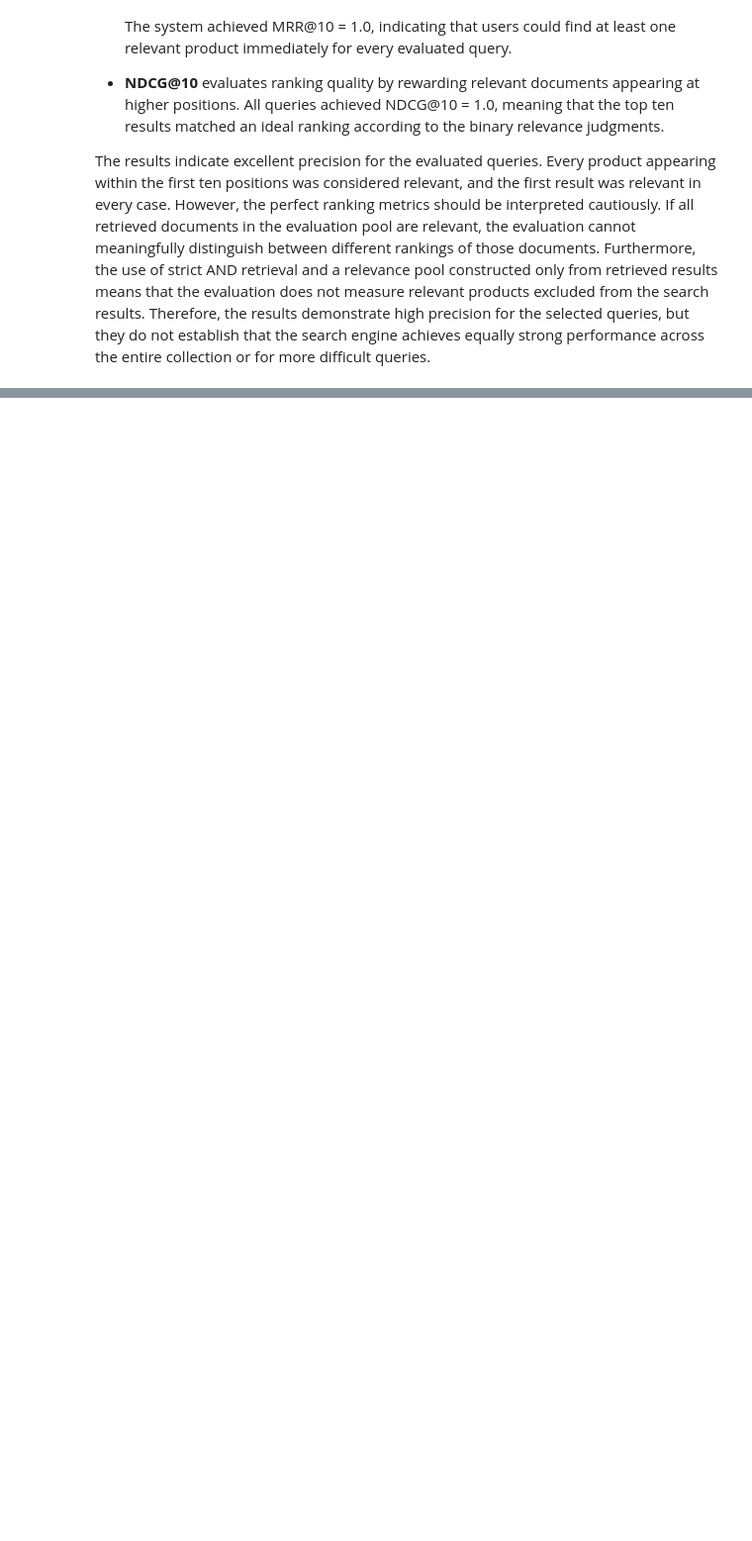
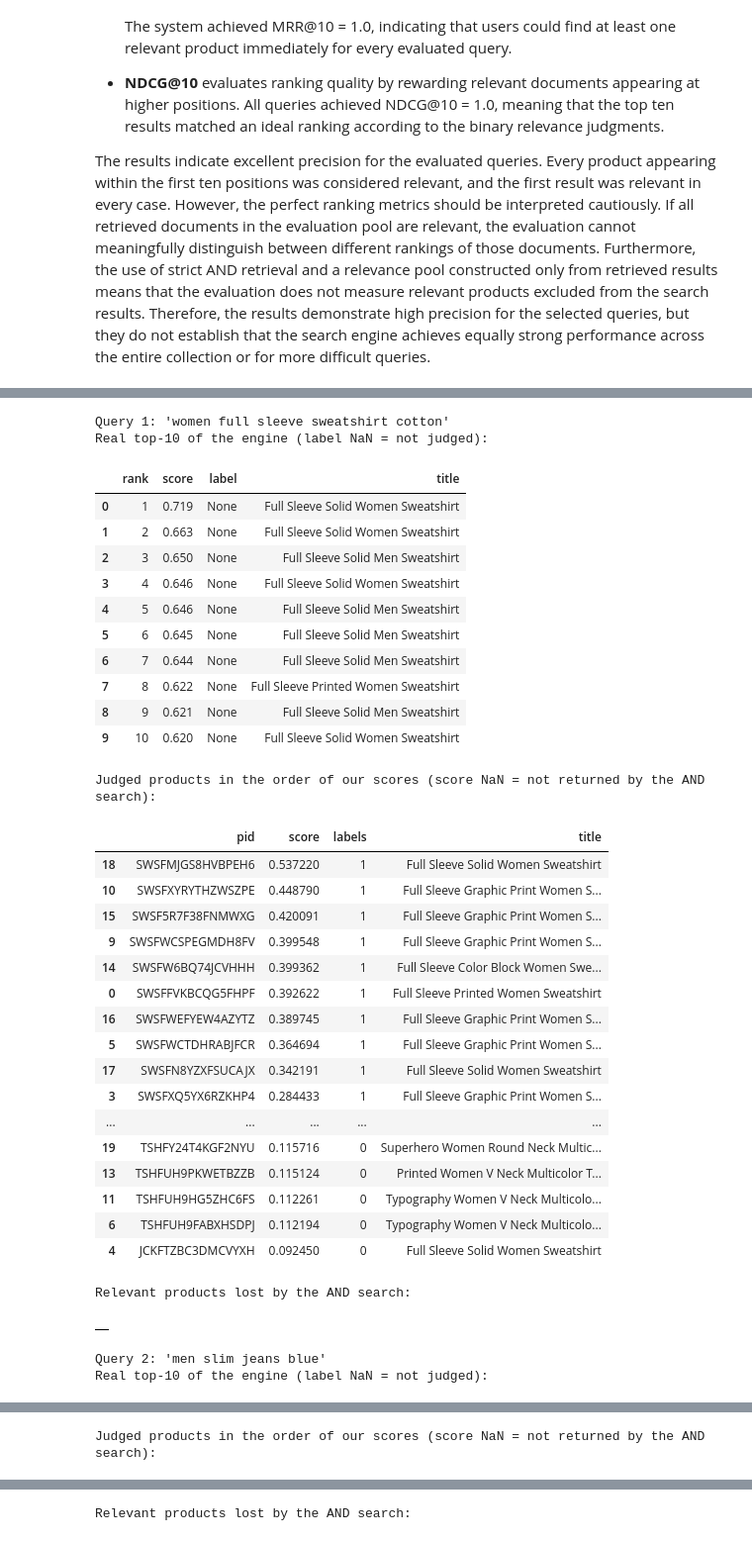
Before and after one commit to Mousemices/R-part1, a Jupyter notebook: project_progress/part_2/02_indexing_evaluation.ipynb, the cells around one changed output, grey strips where cells are left out. Shown at 99% size. Saved outputs shown, nothing was run; the diff lists cells and outputs as text; code cells hidden in the pictures; blank space fills up the shorter version.

```diff
--- a/project_progress/part_2/02_indexing_evaluation.ipynb
+++ b/project_progress/part_2/02_indexing_evaluation.ipynb
@@ -838,0 +843,78 @@ The results indicate excellent precision for the evaluated queries. Every produc
+# %%
+# Top-K of a validation query with the official label of each product (NaN = product not judged)
+def labelled_top_k(query_id, query, k=10):
+    query_labels = validation[validation["query_id"] == query_id]
+    label_lookup = dict(zip(query_labels["pid"], query_labels["labels"]))
+
+    rows = []
+    for rank, (pid, score) in enumerate(search_tfidf(query, index, idf)[:k], start=1):
+        rows.append({"rank": rank, "score": round(score, 3), "label": label_lookup.get(pid), "title": titles[pid]})
+    return pd.DataFrame(rows)
+
+
+# Judged products of a validation query, sorted by our score (the ranking the metrics actually see)
+def judged_ranking(query_id, query):
+    query_labels = validation[validation["query_id"] == query_id].copy()
+    score_lookup = dict(search_tfidf(query, index, idf))
+    query_labels["score"] = query_labels["pid"].map(score_lookup)
+    return query_labels.sort_values("score", ascending=False)[["pid", "score", "labels", "title"]]
+
+
+# Relevant judged products that the AND search does NOT return, and the query terms each one is missing
+def missed_relevant(query_id, query):
+    query_terms = set(preprocess_text(query))
+    retrieved = search_and(query, index)
+    relevant = validation[(validation["query_id"] == query_id) & (validation["labels"] == 1)]
+
+    rows = []
+    for pid in relevant["pid"]:
+        if pid not in retrieved and pid in products_by_pid:
+            product_terms = set(get_terms(products_by_pid[pid]))
+            rows.append({"pid": pid, "title": titles[pid], "missing_terms": sorted(query_terms - product_terms)})
+    return pd.DataFrame(rows)
+
+
+for query_id, query in validation_queries.items():
+    print(f"\nQuery {query_id}: {query!r}")
+    print("Real top-10 of the engine (label NaN = not judged):")
+    display(labelled_top_k(query_id, query))
+    print("Judged products in the order of our scores (score NaN = not returned by the AND search):")
+    display(judged_ranking(query_id, query))
+    print("Relevant products lost by the AND search:")
+    display(missed_relevant(query_id, query))
+# %% [output]
+Query 1: 'women full sleeve sweatshirt cotton'
+Real top-10 of the engine (label NaN = not judged):
+|  | rank | score | label | title |
+| 0 | 1 | 0.719 | None | Full Sleeve Solid Women Sweatshirt |
+| 1 | 2 | 0.663 | None | Full Sleeve Solid Women Sweatshirt |
+| 2 | 3 | 0.650 | None | Full Sleeve Solid Men Sweatshirt |
+| 3 | 4 | 0.646 | None | Full Sleeve Solid Women Sweatshirt |
+| 4 | 5 | 0.646 | None | Full Sleeve Solid Men Sweatshirt |
+| 5 | 6 | 0.645 | None | Full Sleeve Solid Men Sweatshirt |
+| 6 | 7 | 0.644 | None | Full Sleeve Solid Men Sweatshirt |
+| 7 | 8 | 0.622 | None | Full Sleeve Printed Women Sweatshirt |
+| 8 | 9 | 0.621 | None | Full Sleeve Solid Men Sweatshirt |
+| 9 | 10 | 0.620 | None | Full Sleeve Solid Women Sweatshirt |
+Judged products in the order of our scores (score NaN = not returned by the AND search):
+|  | pid | score | labels | title |
+| 18 | SWSFMJGS8HVBPEH6 | 0.537220 | 1 | Full Sleeve Solid Women Sweatshirt |
+| 10 | SWSFXYRYTHZWSZPE | 0.448790 | 1 | Full Sleeve Graphic Print Women S... |
+| 15 | SWSF5R7F38FNMWXG | 0.420091 | 1 | Full Sleeve Graphic Print Women S... |
+| 9 | SWSFWCSPEGMDH8FV | 0.399548 | 1 | Full Sleeve Graphic Print Women S... |
+| 14 | SWSFW6BQ74JCVHHH | 0.399362 | 1 | Full Sleeve Color Block Women Swe... |
+| 0 | SWSFFVKBCQG5FHPF | 0.392622 | 1 | Full Sleeve Printed Women Sweatshirt |
+| 16 | SWSFWEFYEW4AZYTZ | 0.389745 | 1 | Full Sleeve Graphic Print Women S... |
+| 5 | SWSFWCTDHRABJFCR | 0.364694 | 1 | Full Sleeve Graphic Print Women S... |
+| 17 | SWSFN8YZXFSUCAJX | 0.342191 | 1 | Full Sleeve Solid Women Sweatshirt |
+| 3 | SWSFXQ5YX6RZKHP4 | 0.284433 | 1 | Full Sleeve Graphic Print Women S... |
+| ... | ... | ... | ... | ... |
+| 19 | TSHFY24T4KGF2NYU | 0.115716 | 0 | Superhero Women Round Neck Multic... |
+| 13 | TSHFUH9PKWETBZZB | 0.115124 | 0 | Printed Women V Neck Multicolor T... |
+| 11 | TSHFUH9HG5ZHC6FS | 0.112261 | 0 | Typography Women V Neck Multicolo... |
+| 6 | TSHFUH9FABXHSDPJ | 0.112194 | 0 | Typography Women V Neck Multicolo... |
+| 4 | JCKFTZBC3DMCVYXH | 0.092450 | 0 | Full Sleeve Solid Women Sweatshirt |
+Relevant products lost by the AND search:
+|  |
+Query 2: 'men slim jeans blue'
+Real top-10 of the engine (label NaN = not judged):
@@ -838,0 +932 @@ The results indicate excellent precision for the evaluated queries. Every produc
+Judged products in the order of our scores (score NaN = not returned by the AND search):
@@ -838,0 +950 @@ The results indicate excellent precision for the evaluated queries. Every produc
+Relevant products lost by the AND search:
```
Also changed, not shown: parts of 22 cells of this notebook, 6 other files.
